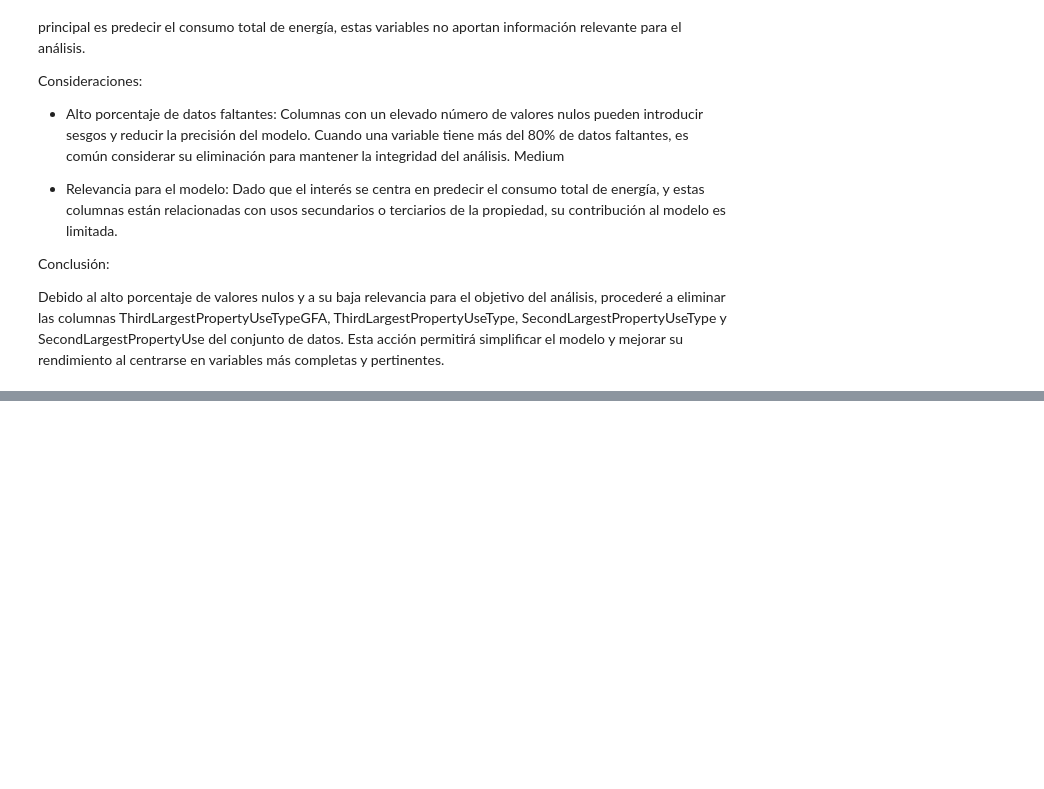
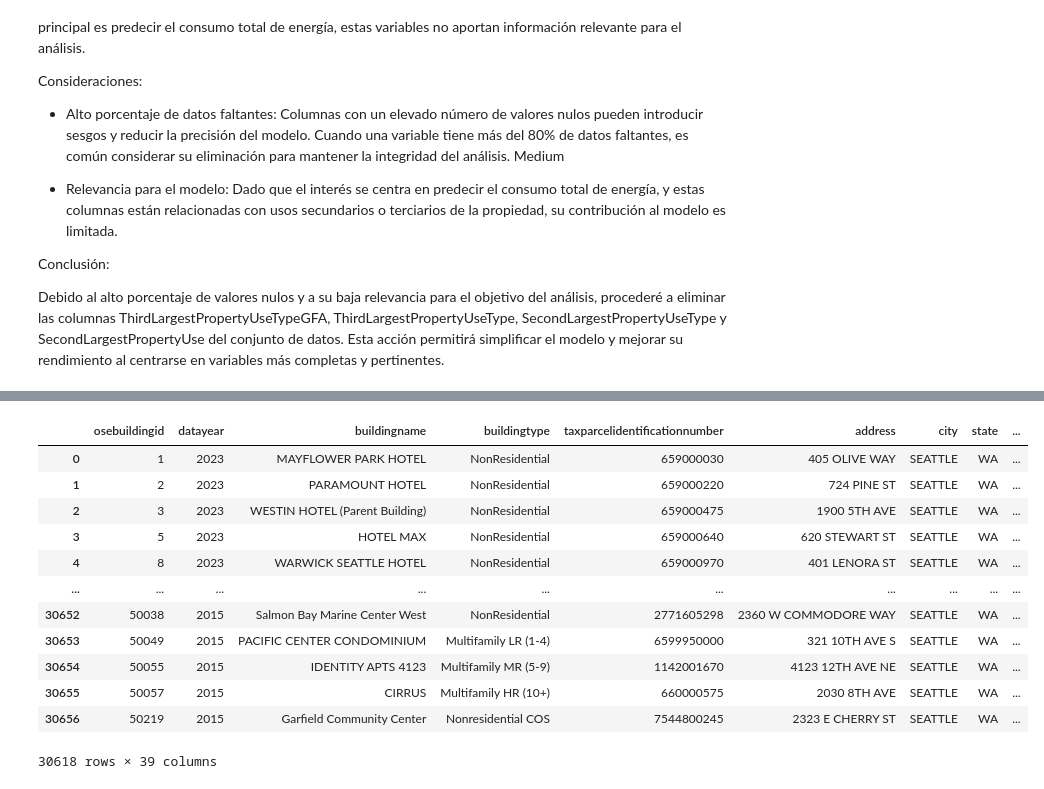
Before and after one commit to LLAES07/seatle, a Jupyter notebook: Notebooks/Proyecto.ipynb, the cells around one changed output, grey strips where cells are left out. Saved outputs shown, nothing was run; the diff lists cells and outputs as text; code cells hidden in the pictures; blank space fills up the shorter version.

```diff
--- a/Notebooks/Proyecto.ipynb
+++ b/Notebooks/Proyecto.ipynb
@@ -71,0 +138,16 @@ df = df.drop(columns=columnas_a_eliminar)
+# %%
+df[df['epapropertytype'].notna()]
+# %% [output]
+|  | osebuildingid | datayear | buildingname | buildingtype | taxparcelidentificationnumber | address | city | state | ... |
+| 0 | 1 | 2023 | MAYFLOWER PARK HOTEL | NonResidential | 659000030 | 405 OLIVE WAY | SEATTLE | WA | ... |
+| 1 | 2 | 2023 | PARAMOUNT HOTEL | NonResidential | 659000220 | 724 PINE ST | SEATTLE | WA | ... |
+| 2 | 3 | 2023 | WESTIN HOTEL (Parent Building) | NonResidential | 659000475 | 1900 5TH AVE | SEATTLE | WA | ... |
+| 3 | 5 | 2023 | HOTEL MAX | NonResidential | 659000640 | 620 STEWART ST | SEATTLE | WA | ... |
+| 4 | 8 | 2023 | WARWICK SEATTLE HOTEL | NonResidential | 659000970 | 401 LENORA ST | SEATTLE | WA | ... |
+| ... | ... | ... | ... | ... | ... | ... | ... | ... | ... |
+| 30652 | 50038 | 2015 | Salmon Bay Marine Center West | NonResidential | 2771605298 | 2360 W COMMODORE WAY | SEATTLE | WA | ... |
+| 30653 | 50049 | 2015 | PACIFIC CENTER CONDOMINIUM | Multifamily LR (1-4) | 6599950000 | 321 10TH AVE S | SEATTLE | WA | ... |
+| 30654 | 50055 | 2015 | IDENTITY APTS 4123 | Multifamily MR (5-9) | 1142001670 | 4123 12TH AVE NE | SEATTLE | WA | ... |
+| 30655 | 50057 | 2015 | CIRRUS | Multifamily HR (10+) | 660000575 | 2030 8TH AVE | SEATTLE | WA | ... |
+| 30656 | 50219 | 2015 | Garfield Community Center | Nonresidential COS | 7544800245 | 2323 E CHERRY ST | SEATTLE | WA | ... |
+30618 rows × 39 columns
```
Also changed, not shown: parts of 9 cells of this notebook.
